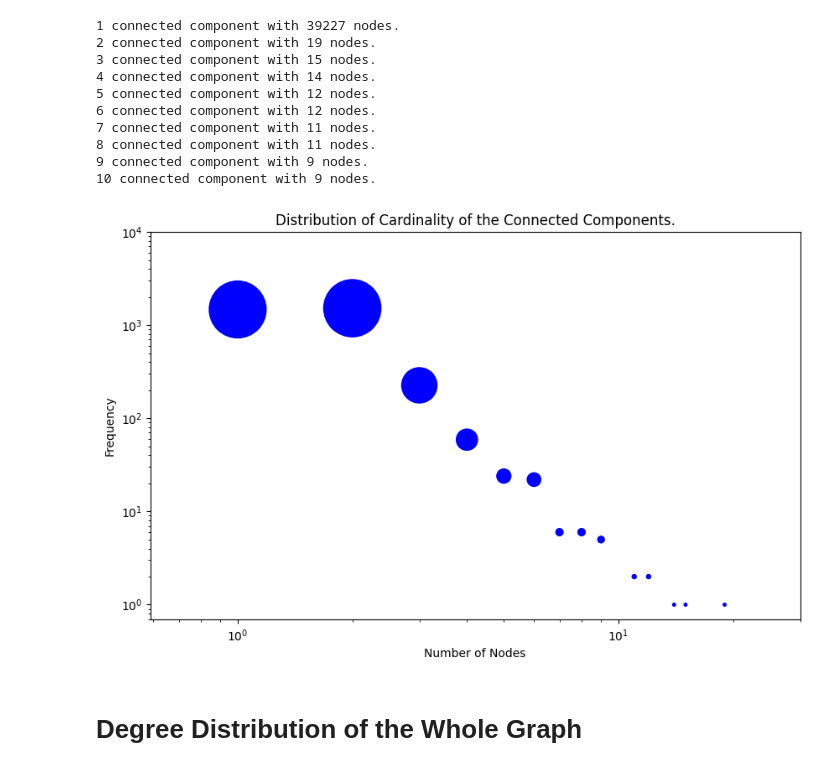
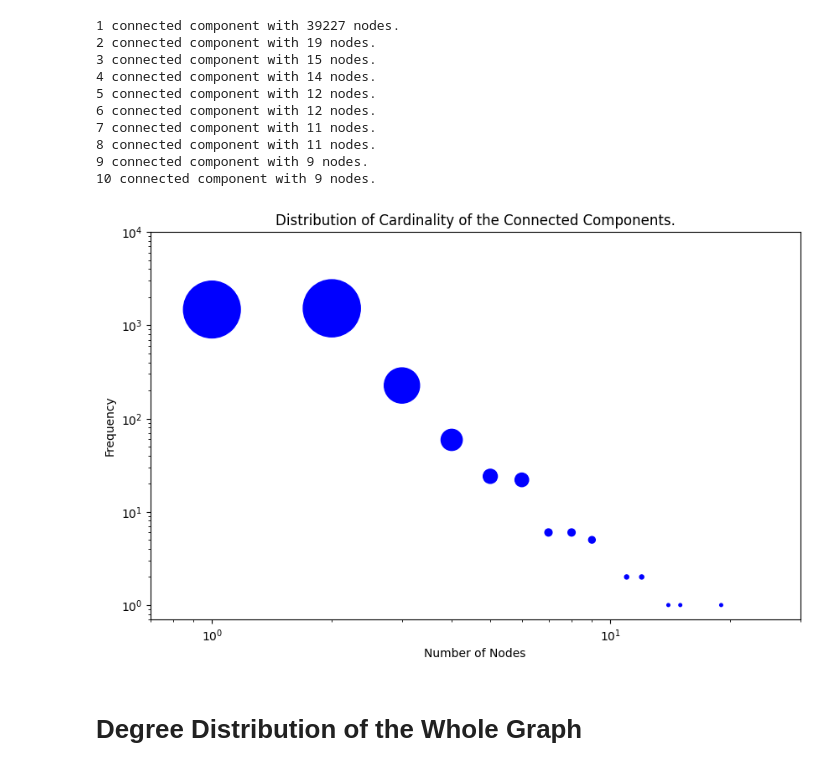
Before and after one commit to mattiagirolami/GloBi_Interactions_Graph_analysis, a Jupyter notebook: Final_Project_Fiorenza_Girolami_SN&OM.ipynb, the cells around one changed output. Cells and saved outputs as stored; diff of their text form; code cells hidden in the pictures.

```diff
--- a/Final_Project_Fiorenza_Girolami_SN&OM.ipynb
+++ b/Final_Project_Fiorenza_Girolami_SN&OM.ipynb
@@ -144,22 +146,22 @@ for n, i in enumerate(sorted(nodes_for_component, reverse=1)[:10]):
 # %%
 component_degree_count = np.bincount(nodes_for_component)
 nodes_in_component = np.arange(len(component_degree_count))
 
 sizes = 10**3 * np.log1p(component_degree_count / 150)
 
 
 plt.figure(figsize=(10, 6))
 plt.scatter(nodes_in_component,component_degree_count, s=sizes, marker='o', color='b')
 plt.yscale('log')
 plt.xscale('log')
 plt.xlabel('Number of Nodes')
-plt.xlim(0, 30)
-plt.ylim(0, 10**4)
+plt.xlim(0.7, 30)
+plt.ylim(0.7, 10**4)
 plt.ylabel('Frequency')
 plt.title('Distribution of Cardinality of the Connected Components.')
 plt.show()
 # %% [output]
-[figure, old version]
+[figure, new version]
 # %% [markdown]
 # Degree Distribution of the Whole Graph
 # %%
```
Also changed, not shown: parts of 6 cells of this notebook.
